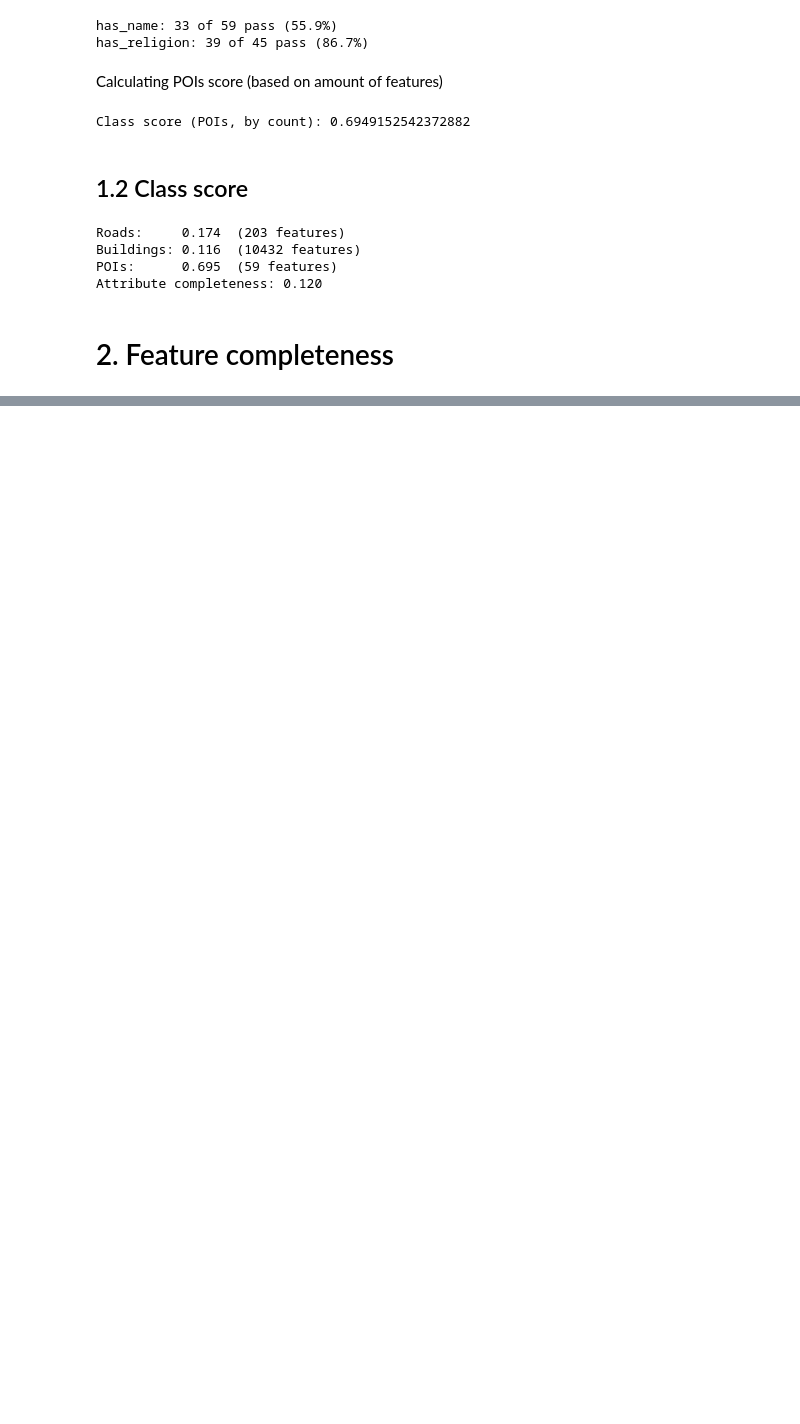
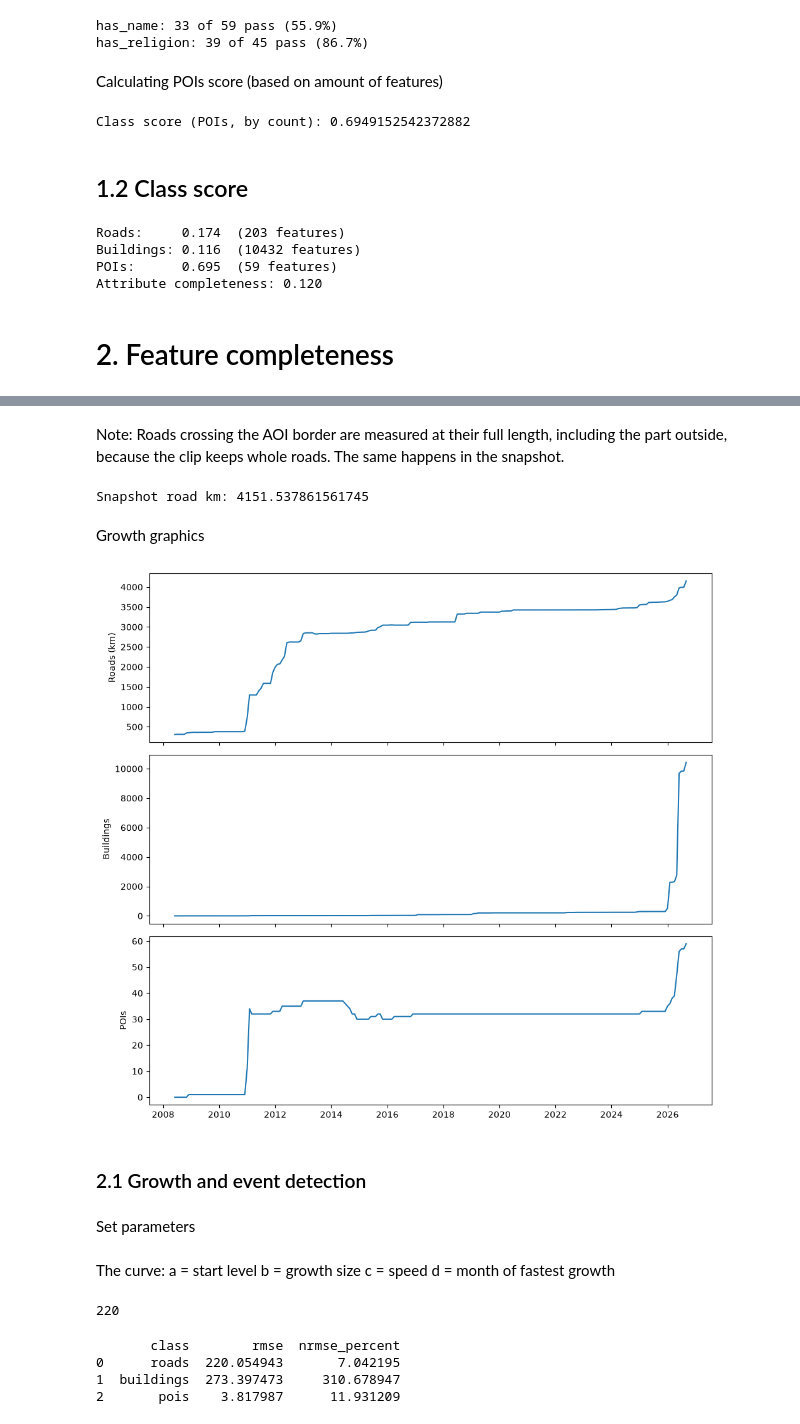
Before and after one commit to juanituser/dqa, a Jupyter notebook: 01_completeness.ipynb, the cells around one changed output, grey strips where cells are left out. Cells and saved outputs as stored; diff of their text form; code cells hidden in the pictures; blank space fills up the shorter version.

Commit message:
feat: model the growth of the features in the history table

```diff
--- a/01_completeness.ipynb
+++ b/01_completeness.ipynb
@@ -10,6 +13,7 @@ import json
 # %%
 DATA_DIR = Path("data")
 GPKG_PATH = DATA_DIR / "snapshot.gpkg"
+HISTORY_PATH = DATA_DIR / "history_table.parquet"
 # %% [markdown]
 # 1. Attribute completeness
 # %% [markdown]
@@ -299,0 +350,30 @@ Attribute completeness: 0.120
+# %% [markdown]
+Note: Roads crossing the AOI border are measured at their full length, including the part outside, because the clip keeps whole roads. The same happens in the snapshot.
+# %%
+roads_now = gpd.read_file(GPKG_PATH, layer="roads")
+roads_now_metric = roads_now.to_crs(roads_now.estimate_utm_crs())
+print("Snapshot road km:", roads_now_metric.length.sum() / 1000)
+# %% [output]
+Snapshot road km: 4151.537861561745
+# %% [markdown]
+Growth graphics
+# %%
+figure, axes = plt.subplots(3, 1, figsize=(10, 9), sharex=True)
+
+axes[0].plot(growth["month"], growth["road_km"])
+axes[0].set_ylabel("Roads (km)")
+
+axes[1].plot(growth["month"], growth["buildings"])
+axes[1].set_ylabel("Buildings")
+
+axes[2].plot(growth["month"], growth["pois"])
+axes[2].set_ylabel("POIs")
+
+plt.tight_layout()
+plt.show()
+# %% [output]
+[figure, added]
+# %% [markdown]
+### 2.1 Growth and event detection
+# %% [markdown]
+Set parameters
@@ -299,0 +392,6 @@ Attribute completeness: 0.120
+# %% [markdown]
+The curve:
+a = start level
+b = growth size
+c = speed
+d = month of fastest growth
@@ -299,0 +401,4 @@ Attribute completeness: 0.120
+# %%
+print(len(growth)) ## amount of months
+# %% [output]
+220
@@ -299,0 +488,8 @@ Attribute completeness: 0.120
+# %%
+fit_quality = pd.DataFrame(fit_quality_rows)
+print(fit_quality)
+# %% [output]
+       class        rmse  nrmse_percent
+0      roads  220.054943       7.042195
+1  buildings  273.397473     310.678947
+2       pois    3.817987      11.931209
```
Also changed, not shown: parts of 8 cells of this notebook.
